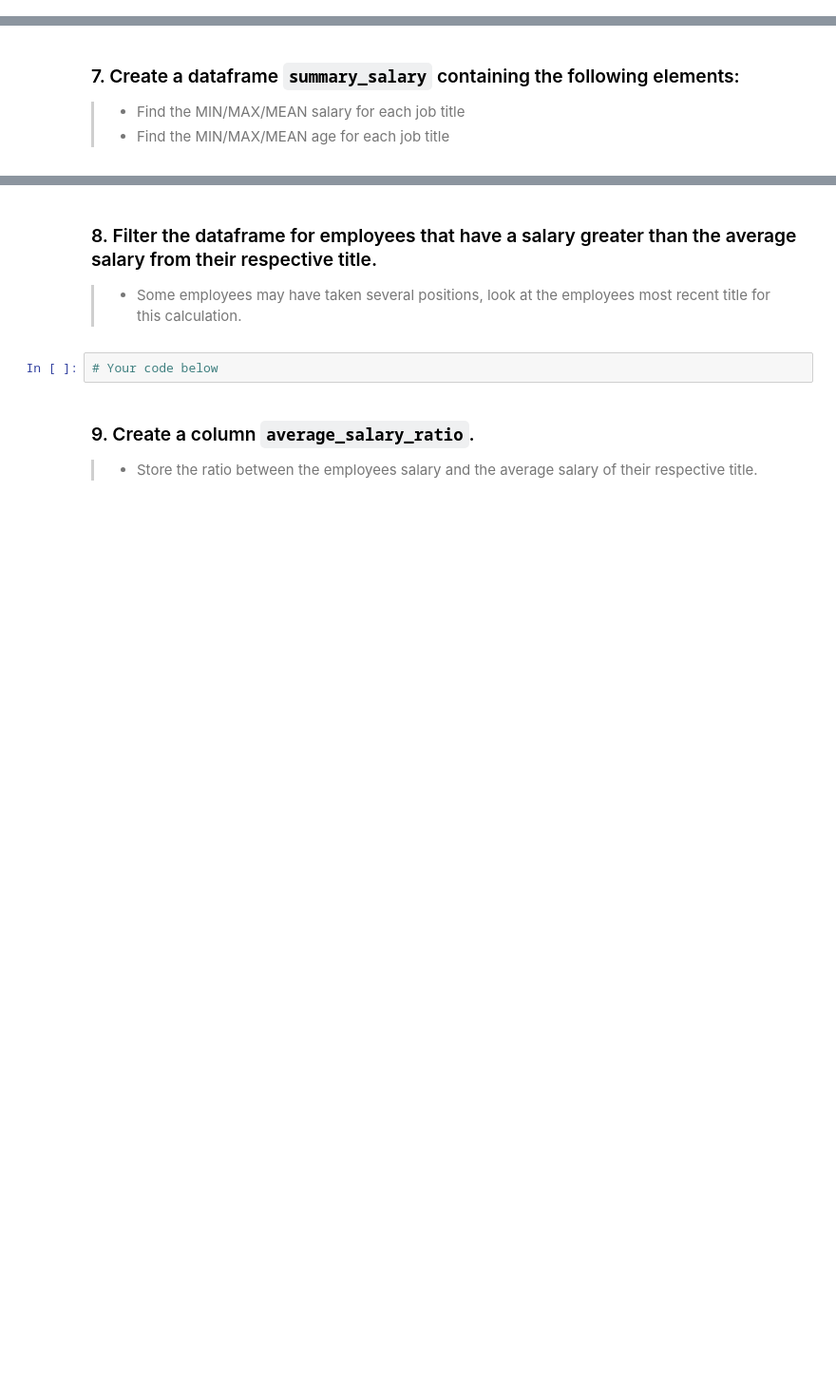
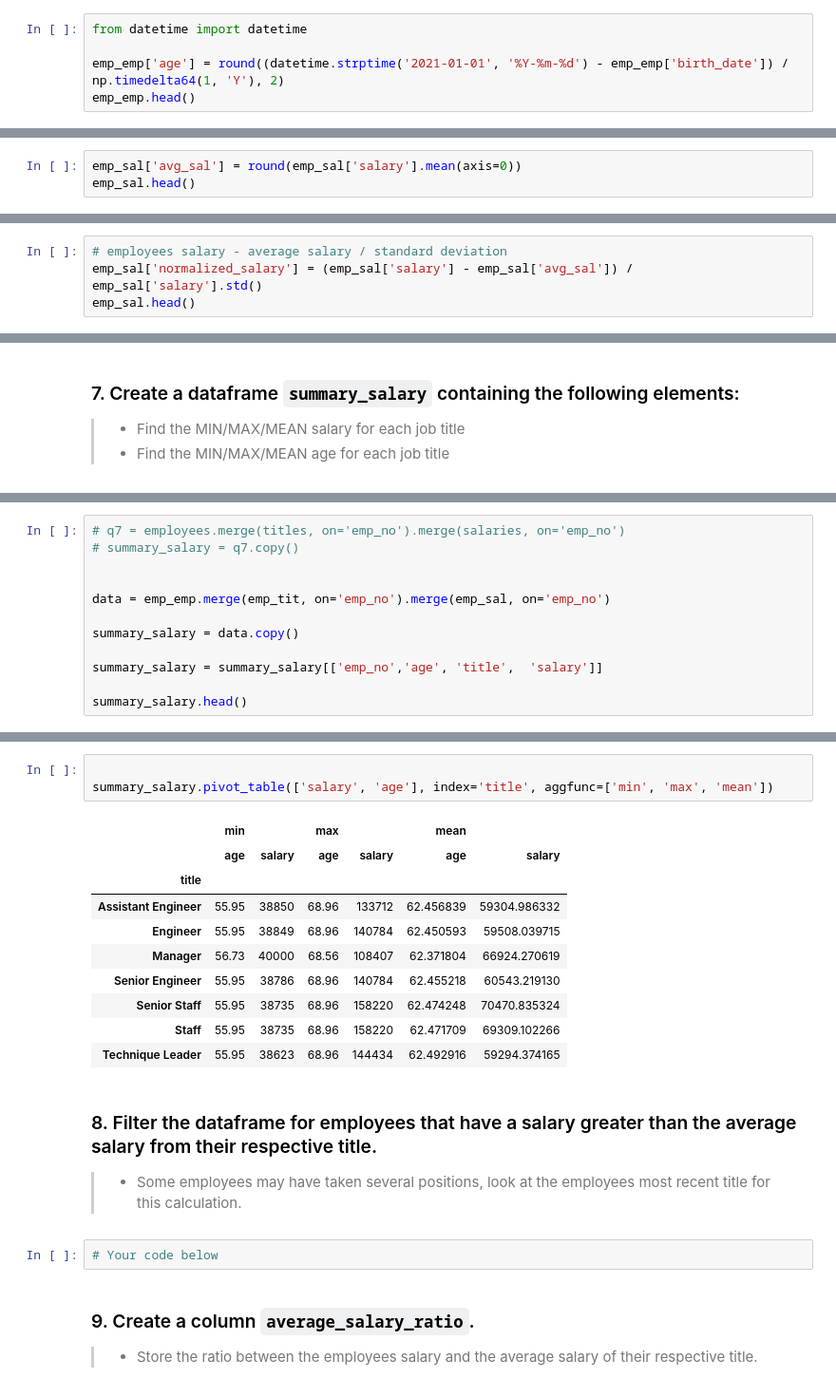
Before and after one commit to hibahdesu/SDA-Data-Engineering-Bootcamp, a Jupyter notebook: week 2/lecture4/lab/lab2/29340.ipynb, the cells around one changed output, grey strips where cells are left out. Shown at 95% size. Drawn from its saved outputs; the diff is of its cells as text; blank space fills up the shorter version.

```diff
--- a/week 2/lecture4/lab/lab2/29340.ipynb
+++ b/week 2/lecture4/lab/lab2/29340.ipynb
@@ -74,0 +741,5 @@ You can either use !wget to download the csv files first or load the data direct
+# %%
+from datetime import datetime
+
+emp_emp['age'] = round((datetime.strptime('2021-01-01', '%Y-%m-%d') - emp_emp['birth_date']) / np.timedelta64(1, 'Y'), 2)
+emp_emp.head()
@@ -77,0 +765,3 @@ You can either use !wget to download the csv files first or load the data direct
+# %%
+emp_sal['avg_sal'] = round(emp_sal['salary'].mean(axis=0))
+emp_sal.head()
@@ -77,0 +775,4 @@ You can either use !wget to download the csv files first or load the data direct
+# %%
+# employees salary - average salary / standard deviation
+emp_sal['normalized_salary'] = (emp_sal['salary'] - emp_sal['avg_sal']) / emp_sal['salary'].std()
+emp_sal.head()
@@ -83,0 +790,12 @@ You can either use !wget to download the csv files first or load the data direct
+# %%
+# q7 = employees.merge(titles, on='emp_no').merge(salaries, on='emp_no')
+# summary_salary = q7.copy()
+
+
+data = emp_emp.merge(emp_tit, on='emp_no').merge(emp_sal, on='emp_no')
+
+summary_salary = data.copy()
+
+summary_salary = summary_salary[['emp_no','age', 'title',  'salary']]
+
+summary_salary.head()
@@ -84,3 +809,17 @@ You can either use !wget to download the csv files first or load the data direct
+# %%
+
+summary_salary.pivot_table(['salary', 'age'], index='title', aggfunc=['min', 'max', 'mean'])
+# %% [output]
+|  | min |  | max |  | mean |  |
+|  | age | salary | age | salary | age | salary |
+| title |  |  |  |  |  |  |
+| Assistant Engineer | 55.95 | 38850 | 68.96 | 133712 | 62.456839 | 59304.986332 |
+| Engineer | 55.95 | 38849 | 68.96 | 140784 | 62.450593 | 59508.039715 |
+| Manager | 56.73 | 40000 | 68.56 | 108407 | 62.371804 | 66924.270619 |
+| Senior Engineer | 55.95 | 38786 | 68.96 | 140784 | 62.455218 | 60543.219130 |
+| Senior Staff | 55.95 | 38735 | 68.96 | 158220 | 62.474248 | 70470.835324 |
+| Staff | 55.95 | 38735 | 68.96 | 158220 | 62.471709 | 69309.102266 |
+| Technique Leader | 55.95 | 38623 | 68.96 | 144434 | 62.492916 | 59294.374165 |
 # %% [markdown]
 ### 8. Filter the dataframe for employees that have a salary greater than the average salary from their respective title.
 >    - Some employees may have taken several positions, look at the employees most recent title for this calculation.
```
Also changed, not shown: parts of 98 cells of this notebook.
